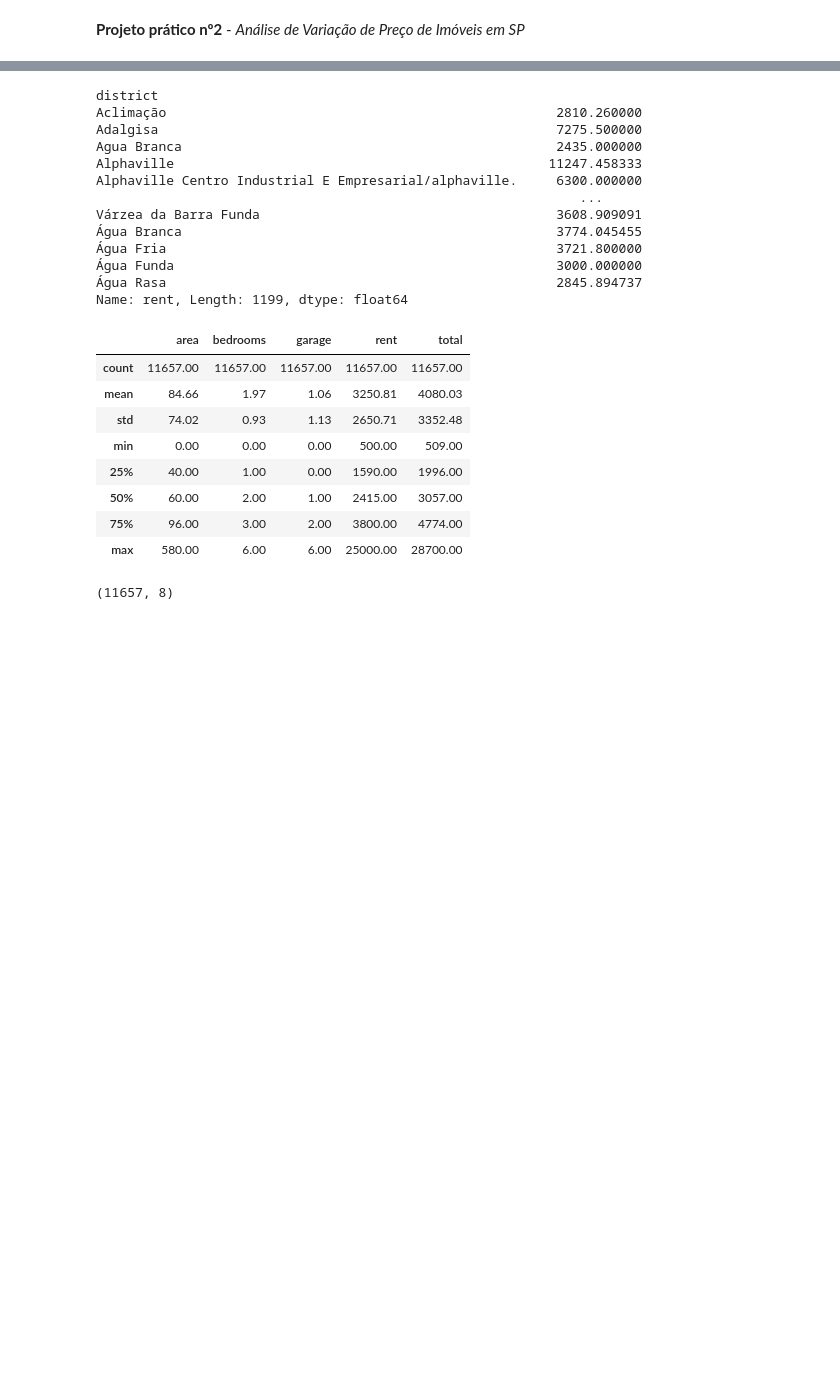
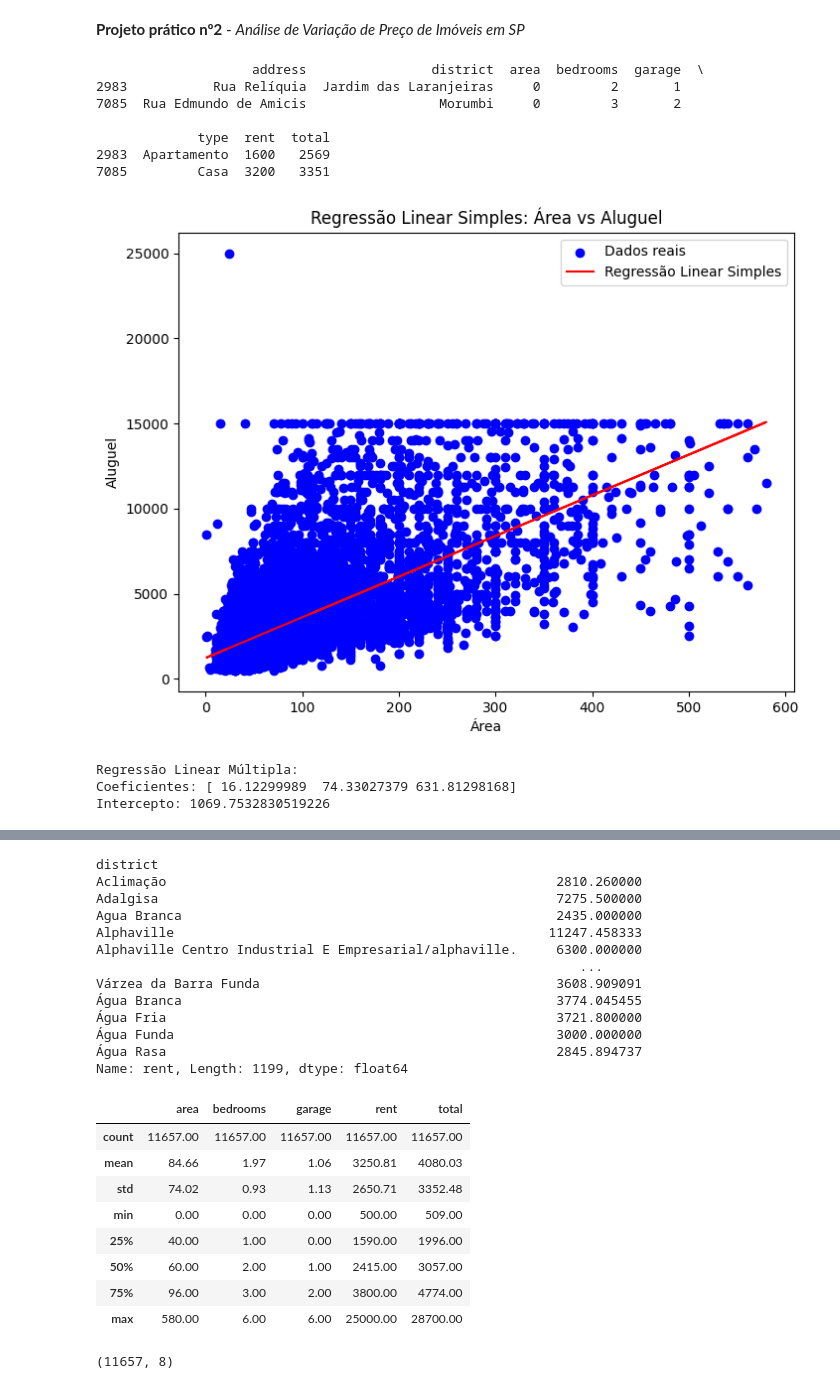
Before and after one commit to debora-ns/Base-de-dados-Biblioteca, a Jupyter notebook: Analise_Preço_Imóveis_SP_.ipynb, the cells around one changed output, grey strips where cells are left out. Cells and saved outputs as stored; diff of their text form; code cells hidden in the pictures; blank space fills up the shorter version.

```diff
--- a/Analise_Preço_Imóveis_SP_.ipynb
+++ b/Analise_Preço_Imóveis_SP_.ipynb
@@ -2,4 +2,68 @@
 <a href="https://colab.research.google.com/github/debora-ns/Base-de-dados-Biblioteca/blob/main/Analise_Pre%C3%A7o_Im%C3%B3veis_SP_.ipynb" target="_parent"><img src="https://colab.research.google.com/assets/colab-badge.svg" alt="Open In Colab"/></a>
 # %% [markdown]
 **Projeto prático nº2** - *Análise de Variação de Preço de Imóveis em SP*
+# %%
+import pandas as pd
+import matplotlib.pyplot as plt
+from sklearn.linear_model import LinearRegression
+import numpy as np
+
+# Carregando os dados
+dados = pd.read_csv("base-alugueis-sp.csv")
+
+# Selecionando as linhas onde a área é 0
+imoveis_com_area_zero = dados.loc[dados['area'] == 0]
+
+# Exibindo os imóveis com área 0
+print(imoveis_com_area_zero)
+
+# Removendo as linhas onde a área é 0
+dados = dados.loc[dados['area'] != 0]
+
+# Agora que removemos os imóveis com área 0, podemos prosseguir com a regressão linear
+
+# Regressão Linear Simples
+X_simple = dados[["area"]]  # variável independente
+y = dados["rent"]  # variável dependente
+
+# Ajuste do modelo
+modelo_simple = LinearRegression()
+modelo_simple.fit(X_simple, y)
+
+# Visualização da Regressão Linear Simples
+plt.figure(figsize=(8, 6))
+plt.scatter(X_simple, y, color='blue', label='Dados reais')
+plt.plot(X_simple, modelo_simple.predict(X_simple), color='red', label='Regressão Linear Simples')
+plt.title('Regressão Linear Simples: Área vs Aluguel')
+plt.xlabel('Área')
+plt.ylabel('Aluguel')
+plt.legend()
+plt.show()
+
+# Regressão Linear Múltipla
+X_multiple = dados[["area", "bedrooms", "garage"]]  # variáveis independentes
+
+# Ajuste do modelo
+modelo_multiple = LinearRegression()
+modelo_multiple.fit(X_multiple, y)
+
+# Coeficientes
+coef_multiple = modelo_multiple.coef_
+intercept_multiple = modelo_multiple.intercept_
+
+print("Regressão Linear Múltipla:")
+print(f"Coeficientes: {coef_multiple}")
+print(f"Intercepto: {intercept_multiple}\n")
+# %% [output]
+                    address                district  area  bedrooms  garage  \
+2983           Rua Relíquia  Jardim das Laranjeiras     0         2       1
+7085  Rua Edmundo de Amicis                 Morumbi     0         3       2
+
+             type  rent  total
+2983  Apartamento  1600   2569
+7085         Casa  3200   3351
+[figure, added]
+Regressão Linear Múltipla:
+Coeficientes: [ 16.12299989  74.33027379 631.81298168]
+Intercepto: 1069.7532830519226
 # %%
```
Also changed, not shown: parts of 4 cells of this notebook.
